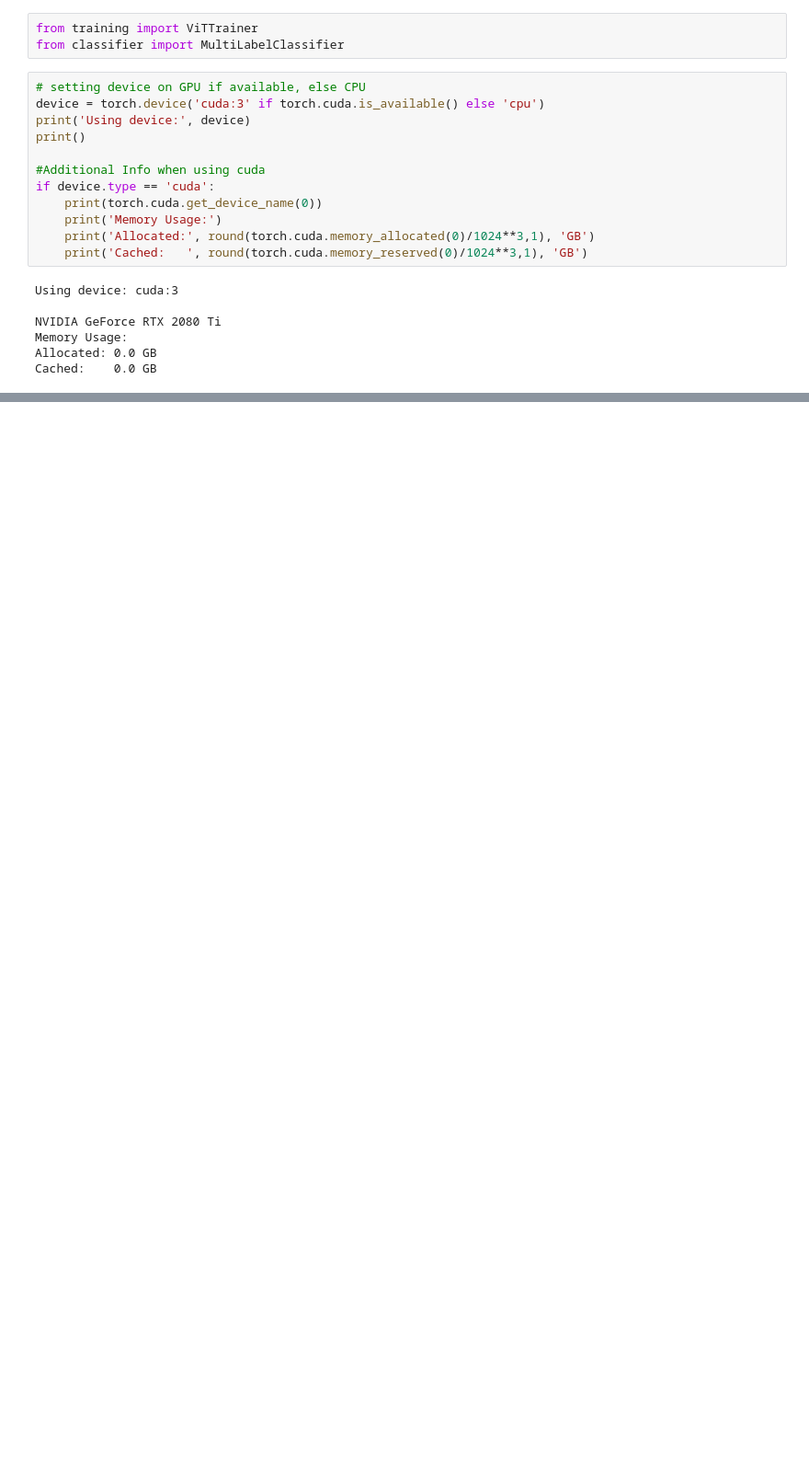
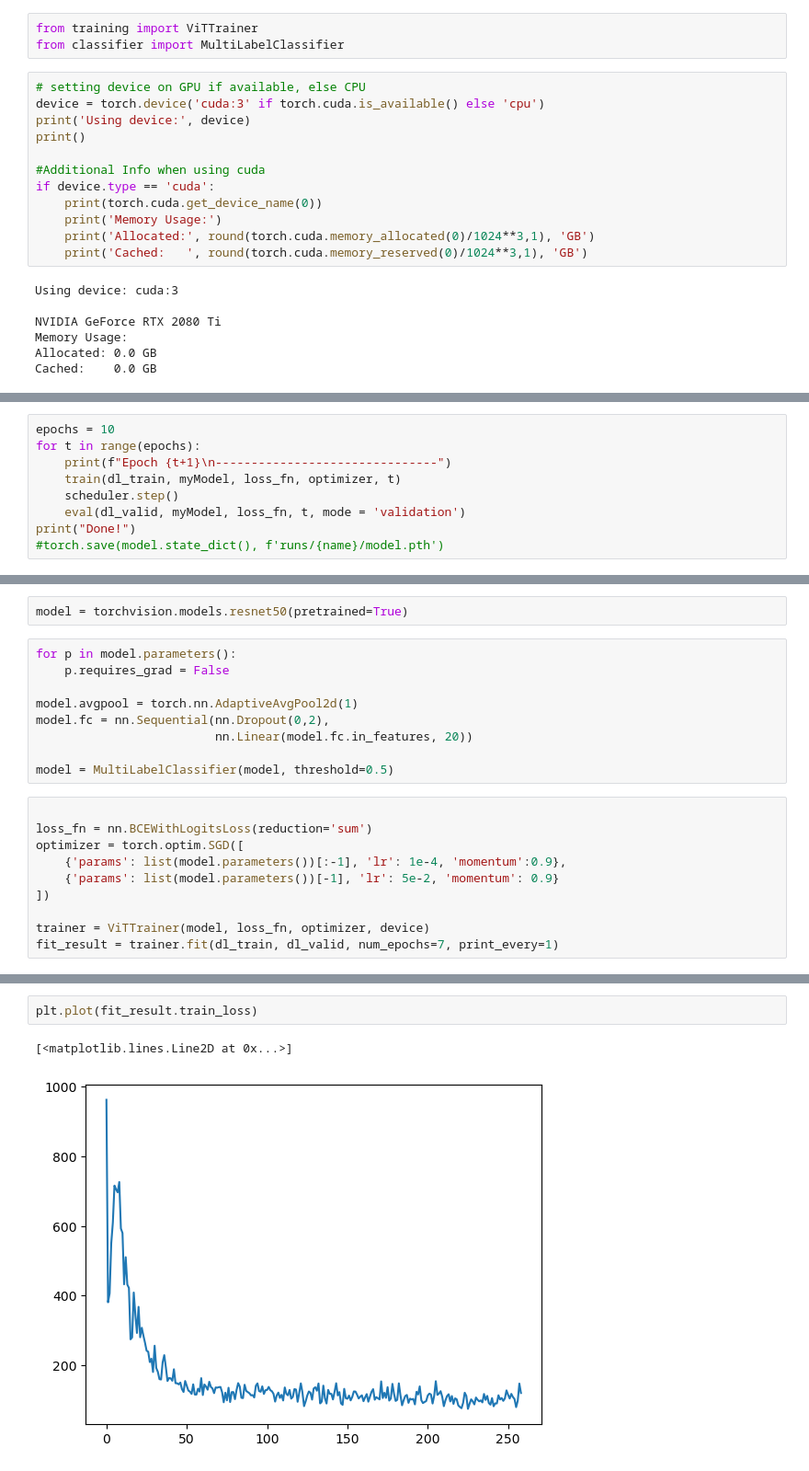
Before and after one commit to oreo-hippiepham1/pytorch_training, a Jupyter notebook: test.ipynb, the cells around one changed output, grey strips where cells are left out. Shown at 92% size. Cells and saved outputs as stored; diff of their text form; blank space fills up the shorter version.

```diff
--- a/test.ipynb
+++ b/test.ipynb
@@ -332,0 +394,9 @@ KeyboardInterrupt:
+# %%
+epochs = 10
+for t in range(epochs):
+    print(f"Epoch {t+1}\n-------------------------------")
+    train(dl_train, myModel, loss_fn, optimizer, t)
+    scheduler.step()
+    eval(dl_valid, myModel, loss_fn, t, mode = 'validation')
+print("Done!")
+#torch.save(model.state_dict(), f'runs/{name}/model.pth')
@@ -332,0 +432,21 @@ KeyboardInterrupt:
+# %%
+model = torchvision.models.resnet50(pretrained=True)
+# %%
+for p in model.parameters():
+    p.requires_grad = False
+
+model.avgpool = torch.nn.AdaptiveAvgPool2d(1)
+model.fc = nn.Sequential(nn.Dropout(0,2),
+                         nn.Linear(model.fc.in_features, 20))
+
+model = MultiLabelClassifier(model, threshold=0.5)
+# %%
+
+loss_fn = nn.BCEWithLogitsLoss(reduction='sum')
+optimizer = torch.optim.SGD([
+    {'params': list(model.parameters())[:-1], 'lr': 1e-4, 'momentum':0.9},
+    {'params': list(model.parameters())[-1], 'lr': 5e-2, 'momentum': 0.9}
+])
+
+trainer = ViTTrainer(model, loss_fn, optimizer, device)
+fit_result = trainer.fit(dl_train, dl_valid, num_epochs=7, print_every=1)
@@ -332,0 +461,5 @@ KeyboardInterrupt:
+# %%
+plt.plot(fit_result.train_loss)
+# %% [output]
+[<matplotlib.lines.Line2D at 0x...>]
+[figure, added]
```
Also changed, not shown: parts of 12 cells of this notebook, 1 other file.
